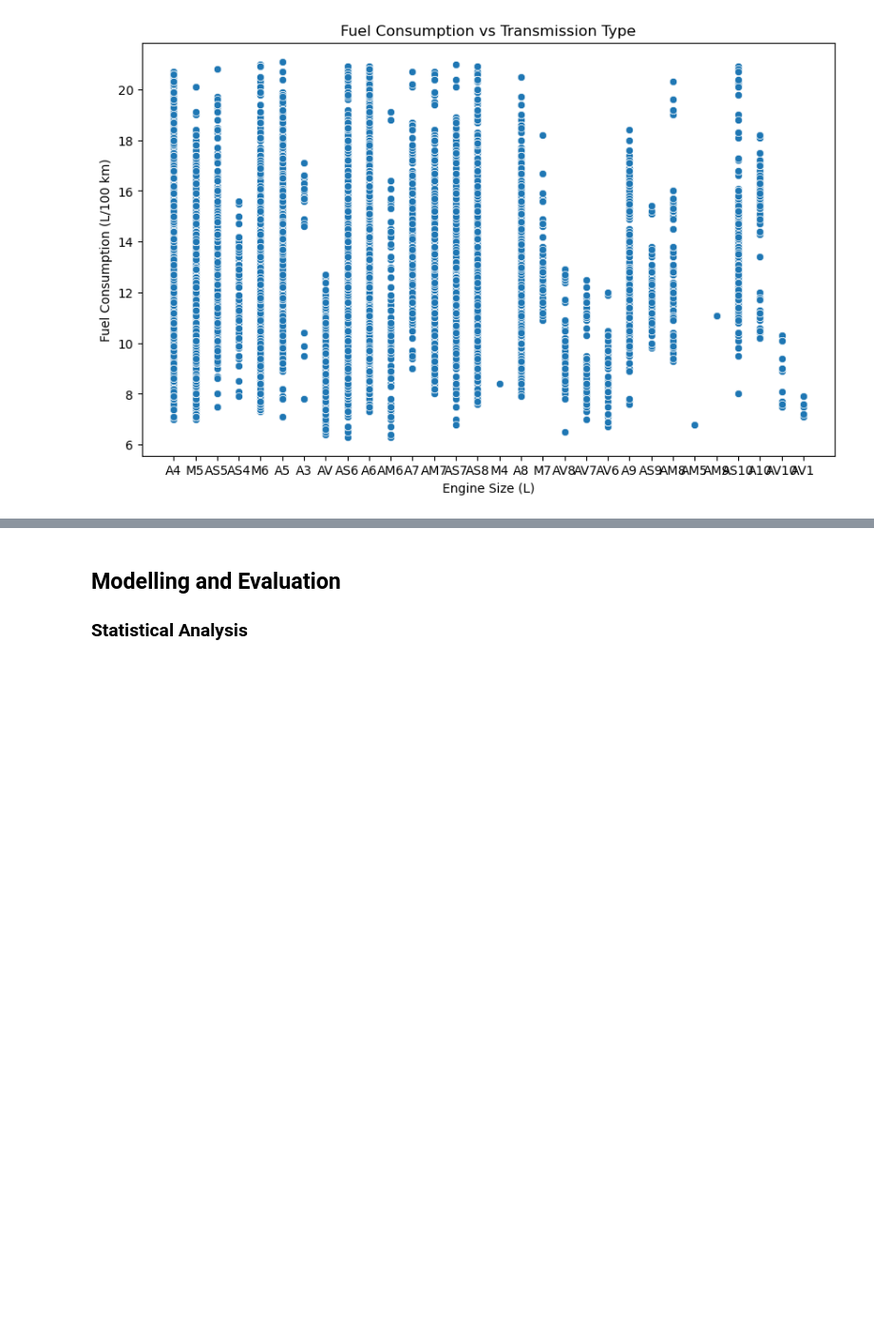
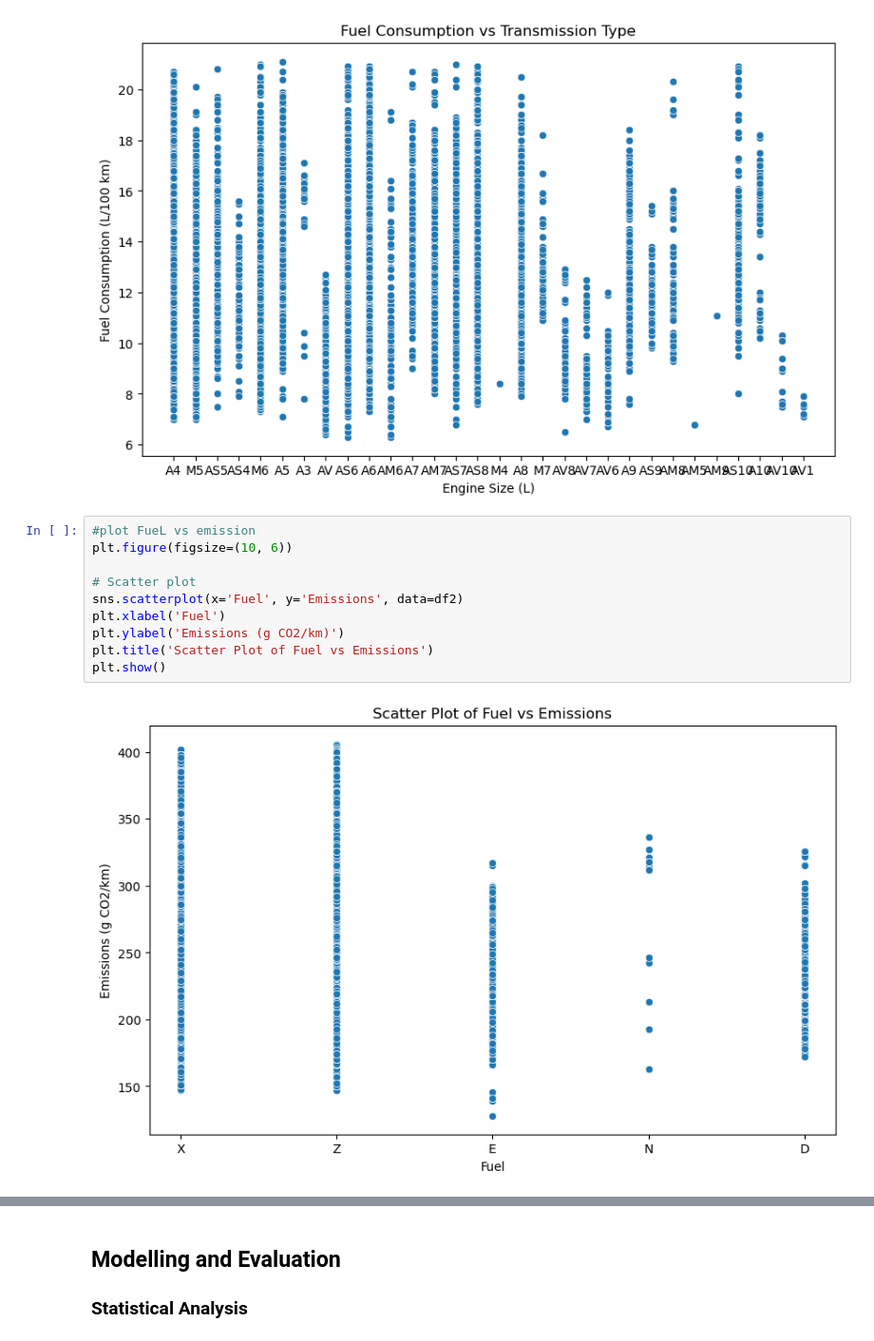
Before and after one commit to WambuiMunene/Phase2-Project_Group-4, a Jupyter notebook: Notebooks/Wanjiru.ipynb, the cells around one changed output, grey strips where cells are left out. Shown at 95% size. Cells and saved outputs as stored; diff of their text form; blank space fills up the shorter version.

```diff
--- a/Notebooks/Wanjiru.ipynb
+++ b/Notebooks/Wanjiru.ipynb
@@ -387,3 +389,15 @@ plt.ylabel('Fuel Consumption (L/100 km)')
 plt.show()
 # %% [output]
 [figure]
+# %%
+#plot FueL vs emission
+plt.figure(figsize=(10, 6))
+
+# Scatter plot
+sns.scatterplot(x='Fuel', y='Emissions', data=df2)
+plt.xlabel('Fuel')
+plt.ylabel('Emissions (g CO2/km)')
+plt.title('Scatter Plot of Fuel vs Emissions')
+plt.show()
+# %% [output]
+[figure, added]
```
Also changed, not shown: parts of 20 cells of this notebook.
